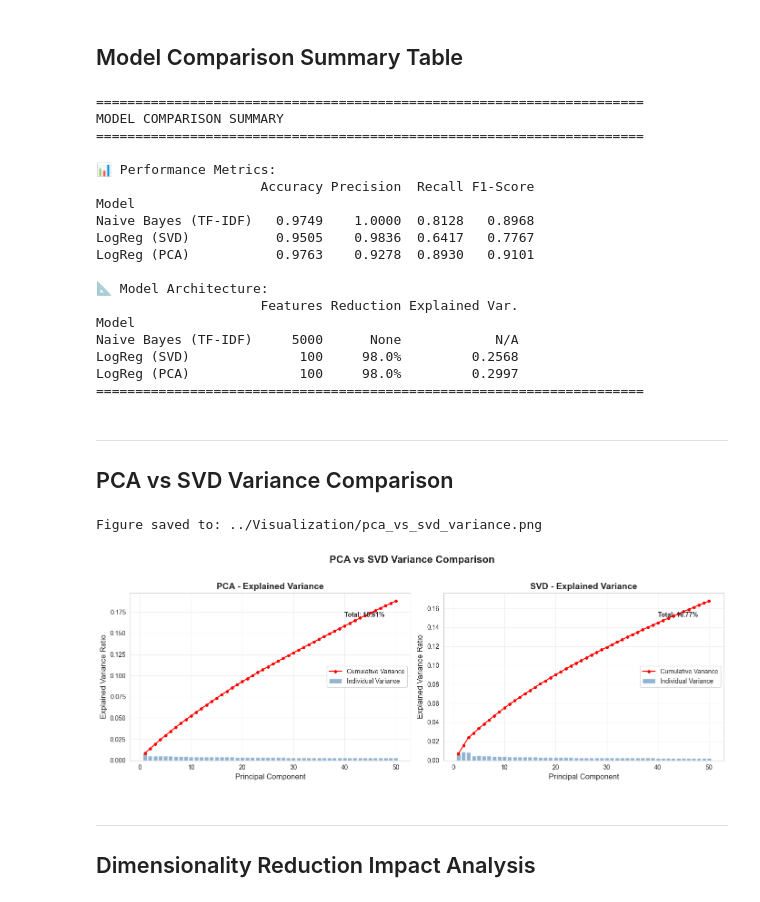
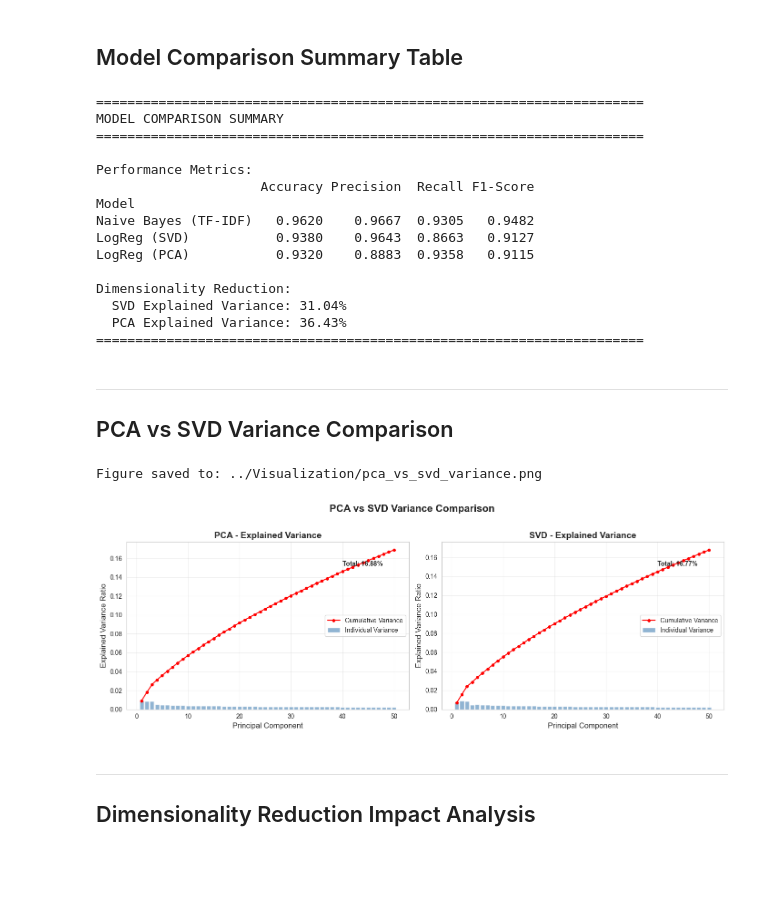
Before and after one commit to Mostafa-Allahmoradi/PROG8245_Final_Project, a Jupyter notebook: Notebooks/Model_Comparison.ipynb, the cells around one changed output. Drawn from its saved outputs; the diff is of its cells as text; code cells hidden in the pictures; blank space fills up the shorter version.

```diff
--- a/Notebooks/Model_Comparison.ipynb
+++ b/Notebooks/Model_Comparison.ipynb
@@ -303,69 +256,55 @@ Figure saved to: ../Visualization/metrics_comparison.png
 # Create comparison table
 comparison_df = visualizer.create_metrics_table(metrics_dict)
 
-# Add additional information
-model_info = pd.DataFrame({
-    'Naive Bayes (TF-IDF)': {
-        'Features': original_features,
-        'Reduction': 'None',
-        'Explained Var.': 'N/A'
-    },
-    'LogReg (SVD)': {
-        'Features': N_COMPONENTS,
-        'Reduction': f'{(1-N_COMPONENTS/original_features)*100:.1f}%',
-        'Explained Var.': f'{svd_variance:.4f}'
-    },
-    'LogReg (PCA)': {
-        'Features': N_COMPONENTS,
-        'Reduction': f'{(1-N_COMPONENTS/original_features)*100:.1f}%',
-        'Explained Var.': f'{pca_variance:.4f}'
-    }
-}).T
-model_info.index.name = 'Model'
-
 print("=" * 70)
 print("MODEL COMPARISON SUMMARY")
 print("=" * 70)
-print("\n📊 Performance Metrics:")
+print("\nPerformance Metrics:")
 print(comparison_df.to_string())
-print("\n📐 Model Architecture:")
-print(model_info.to_string())
+print("\nDimensionality Reduction:")
+print(f"  SVD Explained Variance: {svd_variance:.2%}")
+print(f"  PCA Explained Variance: {pca_variance:.2%}")
 print("=" * 70)
 # %% [output]
 ======================================================================
 MODEL COMPARISON SUMMARY
 ======================================================================
 
-📊 Performance Metrics:
+Performance Metrics:
                      Accuracy Precision  Recall F1-Score
 Model
-Naive Bayes (TF-IDF)   0.9749    1.0000  0.8128   0.8968
-LogReg (SVD)           0.9505    0.9836  0.6417   0.7767
-LogReg (PCA)           0.9763    0.9278  0.8930   0.9101
+Naive Bayes (TF-IDF)   0.9620    0.9667  0.9305   0.9482
+LogReg (SVD)           0.9380    0.9643  0.8663   0.9127
+LogReg (PCA)           0.9320    0.8883  0.9358   0.9115
 
-📐 Model Architecture:
-                     Features Reduction Explained Var.
-Model
-Naive Bayes (TF-IDF)     5000      None            N/A
-LogReg (SVD)              100     98.0%         0.2568
-LogReg (PCA)              100     98.0%         0.2997
+Dimensionality Reduction:
+  SVD Explained Variance: 31.04%
+  PCA Explained Variance: 36.43%
 ======================================================================
 # %% [markdown]
 ---
 
 ## PCA vs SVD Variance Comparison
 # %%
-# Compare PCA and SVD variance curves
+# Train local models to get variance ratios for comparison
+N_COMPONENTS = 100
+pca_temp = PCA(n_components=N_COMPONENTS)
+pca_temp.fit(X_train_tfidf.toarray())
+
+svd_temp = TruncatedSVD(n_components=N_COMPONENTS, random_state=42)
+svd_temp.fit(X_train_tfidf)
+
+# Plot variance comparison
 fig = visualizer.plot_pca_vs_svd_variance(
-    pca_model.pca.explained_variance_ratio_,
-    svd.explained_variance_ratio_,
+    pca_temp.explained_variance_ratio_,
+    svd_temp.explained_variance_ratio_,
     n_components_to_show=50,
     save_path='../Visualization/pca_vs_svd_variance.png'
 )
 plt.show()
 # %% [output]
 Figure saved to: ../Visualization/pca_vs_svd_variance.png
-[figure, old version]
+[figure, new version]
 # %% [markdown]
 ---
 
```
Also changed, not shown: parts of 10 cells of this notebook, 4 other files.
